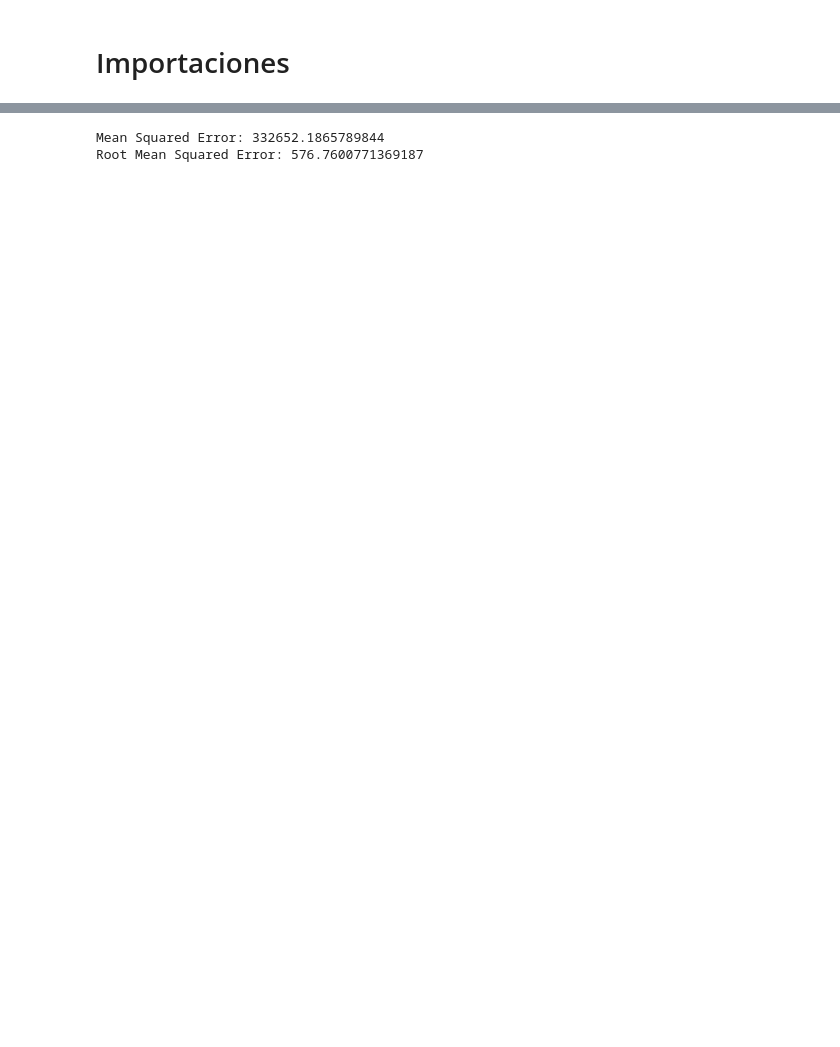
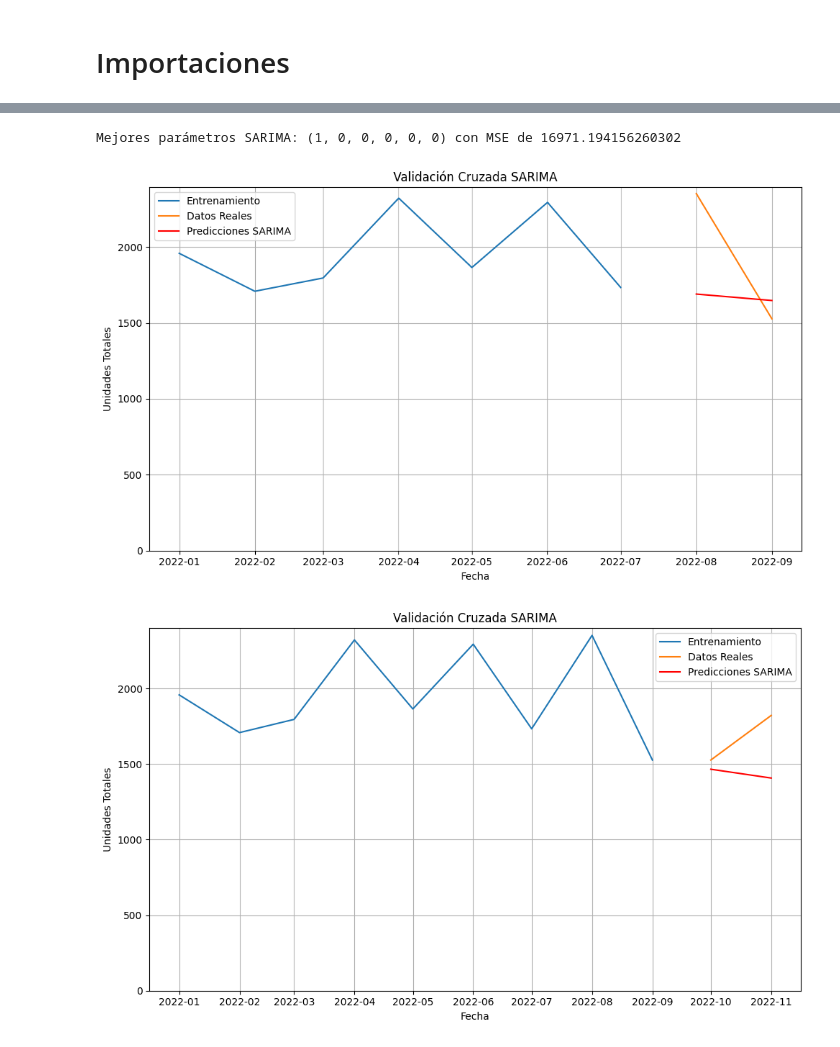
Before and after one commit to lucamonzon2003/Pizzas_Dream, a Jupyter notebook: ML.ipynb, the cells around one changed output, grey strips where cells are left out. Cells and saved outputs as stored; diff of their text form; code cells hidden in the pictures; blank space fills up the shorter version.

```diff
--- a/ML.ipynb
+++ b/ML.ipynb
@@ -107,24 +117,0 @@ unidades_totales_mes
-# %%
-# Preparar los datos para el modelo ARIMA
-y = unidades_totales_mes['unidades_total']
-
-# Dividir los datos en entrenamiento y prueba (80% entrenamiento, 20% prueba)
-train_size = int(len(y) * 0.7)
-train, test = y[0:train_size], y[train_size:]
-
-# Ajustar el modelo ARIMA (usando una configuración de p=1, d=1, q=1 como ejemplo)
-model = ARIMA(train, order=(1, 0, 0))
-model_fit = model.fit()
-
-# Hacer predicciones
-predictions = model_fit.forecast(steps=len(test))
-# %%
-# Evaluar el modelo
-mse = mean_squared_error(test, predictions)
-rmse = np.sqrt(mse)
-
-print(f'Mean Squared Error: {mse}')
-print(f'Root Mean Squared Error: {rmse}')
-# %% [output]
-Mean Squared Error: 332652.1865789844
-Root Mean Squared Error: 576.7600771369187
@@ -130,0 +149,5 @@ Root Mean Squared Error: 576.7600771369187
+# %%
+# Mostrar los mejores parámetros encontrados
+print(f"Mejores parámetros SARIMA: {best_params} con MSE de {best_mse}")
+# %% [output]
+Mejores parámetros SARIMA: (1, 0, 0, 0, 0, 0) con MSE de 16971.194156260302
@@ -130,0 +156,37 @@ Root Mean Squared Error: 576.7600771369187
+# %%
+# Crear el objeto TimeSeriesSplit
+tscv = TimeSeriesSplit(n_splits=5)
+
+# Lista para almacenar los MSE de cada iteración
+mse_scores = []
+
+for train_index, test_index in tscv.split(y):
+    train, test = y.iloc[train_index], y.iloc[test_index]
+
+    # Ajustar el modelo SARIMA
+    model = SARIMAX(train, order=(p, d, q), seasonal_order=(P, D, Q, 12))
+    model_fit = model.fit(disp=False)
+
+    # Hacer predicciones
+    predictions = model_fit.forecast(steps=len(test))
+
+    # Calcular el MSE y almacenarlo
+    mse = mean_squared_error(test, predictions)
+    mse_scores.append(mse)
+
+    # Graficar las predicciones vs datos reales
+    plt.figure(figsize=(10, 6))
+    plt.plot(train.index, train, label='Entrenamiento')
+    plt.plot(test.index, test, label='Datos Reales')
+    plt.plot(test.index, predictions, color='red', label='Predicciones SARIMA')
+    plt.xlabel('Fecha')
+    plt.ylabel('Unidades Totales')
+    plt.title('Validación Cruzada SARIMA')
+    plt.legend()
+    plt.grid(True)
+    plt.ylim(0)
+    plt.tight_layout()
+    plt.show()
+# %% [output]
+[figure, added]
+[figure, added]
```
Also changed, not shown: parts of 26 cells of this notebook, 3 other files.
